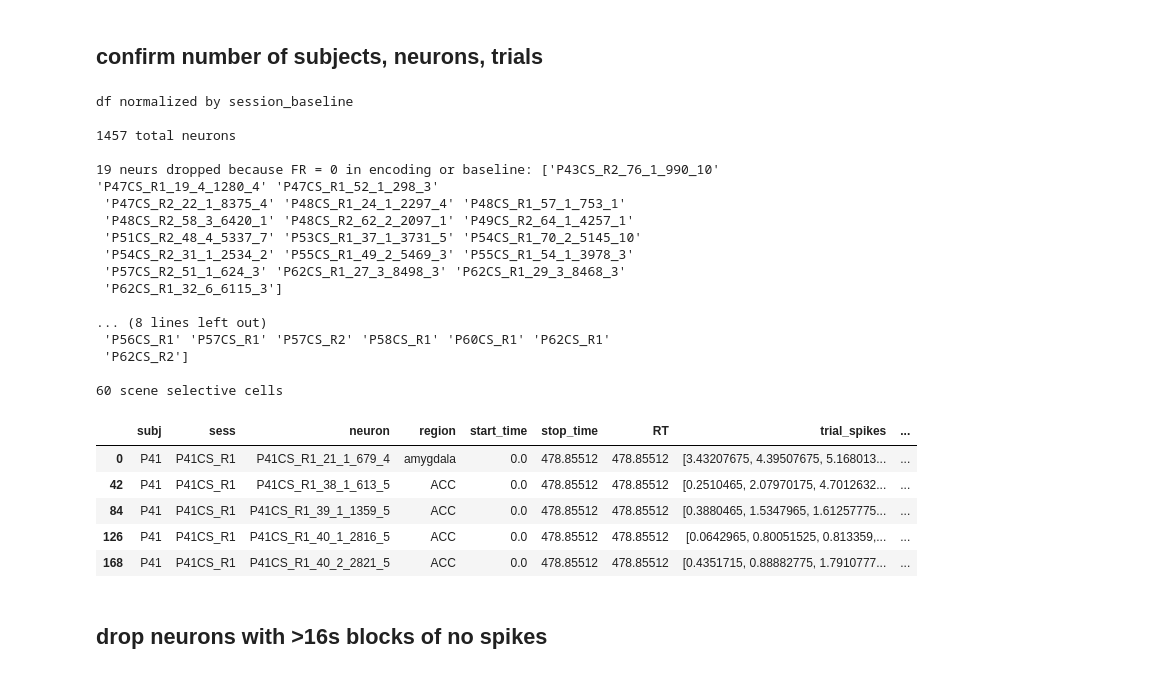
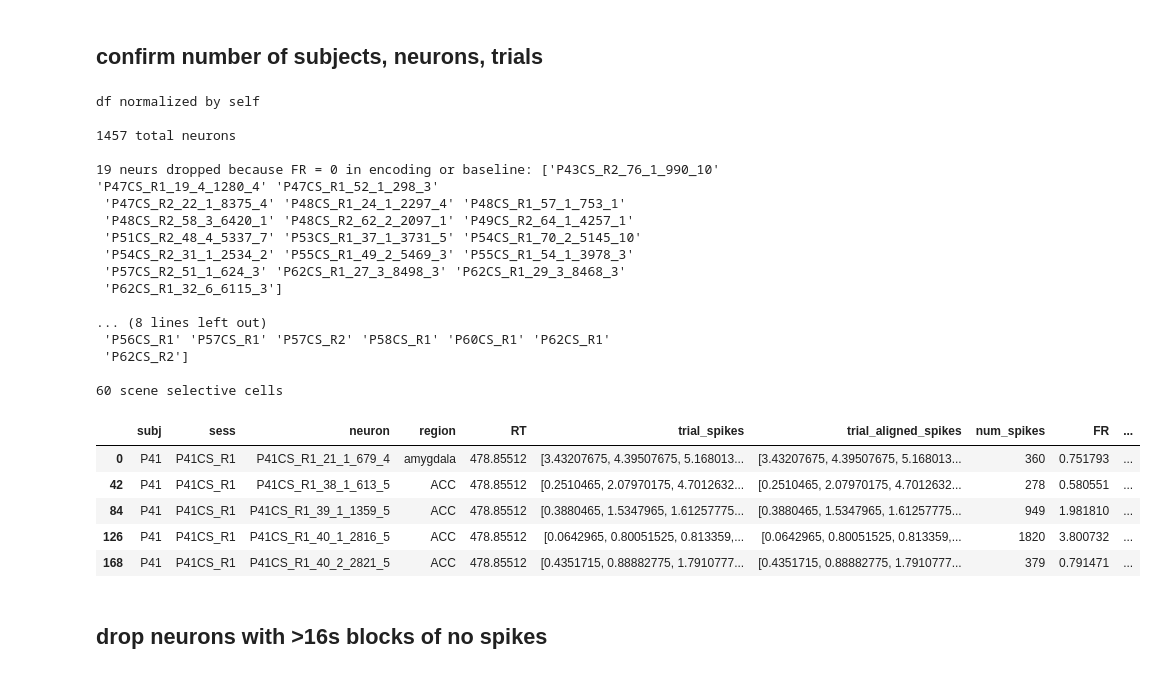
Before and after one commit to NuttidaLab/movie_analysis, a Jupyter notebook: encoding_analyses.ipynb, the cells around one changed output. Drawn from its saved outputs; the diff is of its cells as text; code cells hidden in the pictures.

```diff
--- a/encoding_analyses.ipynb
+++ b/encoding_analyses.ipynb
@@ -28,8 +28,8 @@ from matplotlib.lines import Line2D
 ## confirm number of subjects, neurons, trials
 # %%
 # norm_choice = 'shortest_baseline'
-norm_choice = 'session_baseline'
-# norm_choice = 'self'
+# norm_choice = 'session_baseline'
+norm_choice = 'self'
 # norm_choice = 'nothing'
 print(f'df normalized by {norm_choice}\n')
 
@@ -81,40 +81,44 @@ memory_cells = ['P42CS_R1_35_2_933_5', 'P42CS_R1_38_2_1356_5', 'P42CS_R1_47_2_13
                 'P55CS_R1_56_1_2091_3', 'P55CS_R1_68_1_7817_10', 'P55CS_R2_23_2_966_4', 'P55CS_R2_24_1_754_4', 'P55CS_R2_53_1_991_3',
                 'P55CS_R2_66_1_1522_10', 'P56CS_R1_10_1_1498_8', 'P58CS_R1_5_1_1545_6', 'P58CS_R1_23_1_3462_4', 'P58CS_R1_23_2_3466_4',
                 'P58CS_R1_24_1_2565_4', 'P58CS_R1_26_1_2741_2', 'P58CS_R1_34_2_3239_5', 'P58CS_R1_35_4_2476_5', 'P58CS_R1_38_1_1473_5',
                 'P58CS_R1_60_2_1572_1', 'P58CS_R1_62_1_3216_1', 'P58CS_R1_62_3_3313_1', 'P60CS_R1_50_1_819_3', 'P60CS_R1_78_1_599_9',
                 'P62CS_R1_18_2_3846_7', 'P62CS_R1_22_2_2532_7', 'P62CS_R1_25_1_3438_3', 'P62CS_R1_27_7_8732_3', 'P62CS_R2_25_1_3438_3',
                 'P62CS_R2_25_3_3529_3', 'P62CS_R2_32_2_5965_3', 'P62CS_R2_32_4_6011_3', 'P62CS_R2_32_6_6115_3']
 
 sessions_with_scene_cells = np.unique([cell[:8] for cell in scene_cells])
 print(f'{len(sessions_with_scene_cells)} sessions with scene cells: {sessions_with_scene_cells}\n')
 
 print(f'{len(scene_cells)} scene selective cells')
 
+# drop certian cols
+df_encoding = df_encoding.drop(columns=['start_time', 'stop_time', 'stim_phase', 'stimulus_file',
+       'response_correct', 'response_confidence', 'actual_response'])
+
 df_encoding.head()
 # %% [output]
-df normalized by session_baseline
+df normalized by self
 
 1457 total neurons
 
 19 neurs dropped because FR = 0 in encoding or baseline: ['P43CS_R2_76_1_990_10' 'P47CS_R1_19_4_1280_4' 'P47CS_R1_52_1_298_3'
  'P47CS_R2_22_1_8375_4' 'P48CS_R1_24_1_2297_4' 'P48CS_R1_57_1_753_1'
  'P48CS_R2_58_3_6420_1' 'P48CS_R2_62_2_2097_1' 'P49CS_R2_64_1_4257_1'
  'P51CS_R2_48_4_5337_7' 'P53CS_R1_37_1_3731_5' 'P54CS_R1_70_2_5145_10'
  'P54CS_R2_31_1_2534_2' 'P55CS_R1_49_2_5469_3' 'P55CS_R1_54_1_3978_3'
  'P57CS_R2_51_1_624_3' 'P62CS_R1_27_3_8498_3' 'P62CS_R1_29_3_8468_3'
  'P62CS_R1_32_6_6115_3']
 
 ... (8 lines left out)
  'P56CS_R1' 'P57CS_R1' 'P57CS_R2' 'P58CS_R1' 'P60CS_R1' 'P62CS_R1'
  'P62CS_R2']
 
 60 scene selective cells
-|  | subj | sess | neuron | region | start_time | stop_time | RT | trial_spikes | ... |
-| 0 | P41 | P41CS_R1 | P41CS_R1_21_1_679_4 | amygdala | 0.0 | 478.85512 | 478.85512 | [3.43207675, 4.39507675, 5.168013... | ... |
-| 42 | P41 | P41CS_R1 | P41CS_R1_38_1_613_5 | ACC | 0.0 | 478.85512 | 478.85512 | [0.2510465, 2.07970175, 4.7012632... | ... |
-| 84 | P41 | P41CS_R1 | P41CS_R1_39_1_1359_5 | ACC | 0.0 | 478.85512 | 478.85512 | [0.3880465, 1.5347965, 1.61257775... | ... |
-| 126 | P41 | P41CS_R1 | P41CS_R1_40_1_2816_5 | ACC | 0.0 | 478.85512 | 478.85512 | [0.0642965, 0.80051525, 0.813359,... | ... |
-| 168 | P41 | P41CS_R1 | P41CS_R1_40_2_2821_5 | ACC | 0.0 | 478.85512 | 478.85512 | [0.4351715, 0.88882775, 1.7910777... | ... |
+|  | subj | sess | neuron | region | RT | trial_spikes | trial_aligned_spikes | num_spikes | FR | ... |
+| 0 | P41 | P41CS_R1 | P41CS_R1_21_1_679_4 | amygdala | 478.85512 | [3.43207675, 4.39507675, 5.168013... | [3.43207675, 4.39507675, 5.168013... | 360 | 0.751793 | ... |
+| 42 | P41 | P41CS_R1 | P41CS_R1_38_1_613_5 | ACC | 478.85512 | [0.2510465, 2.07970175, 4.7012632... | [0.2510465, 2.07970175, 4.7012632... | 278 | 0.580551 | ... |
+| 84 | P41 | P41CS_R1 | P41CS_R1_39_1_1359_5 | ACC | 478.85512 | [0.3880465, 1.5347965, 1.61257775... | [0.3880465, 1.5347965, 1.61257775... | 949 | 1.981810 | ... |
+| 126 | P41 | P41CS_R1 | P41CS_R1_40_1_2816_5 | ACC | 478.85512 | [0.0642965, 0.80051525, 0.813359,... | [0.0642965, 0.80051525, 0.813359,... | 1820 | 3.800732 | ... |
+| 168 | P41 | P41CS_R1 | P41CS_R1_40_2_2821_5 | ACC | 478.85512 | [0.4351715, 0.88882775, 1.7910777... | [0.4351715, 0.88882775, 1.7910777... | 379 | 0.791471 | ... |
 # %% [markdown]
 ## drop neurons with >16s blocks of no spikes
 # %%
```
Also changed, not shown: parts of 3 cells of this notebook.
